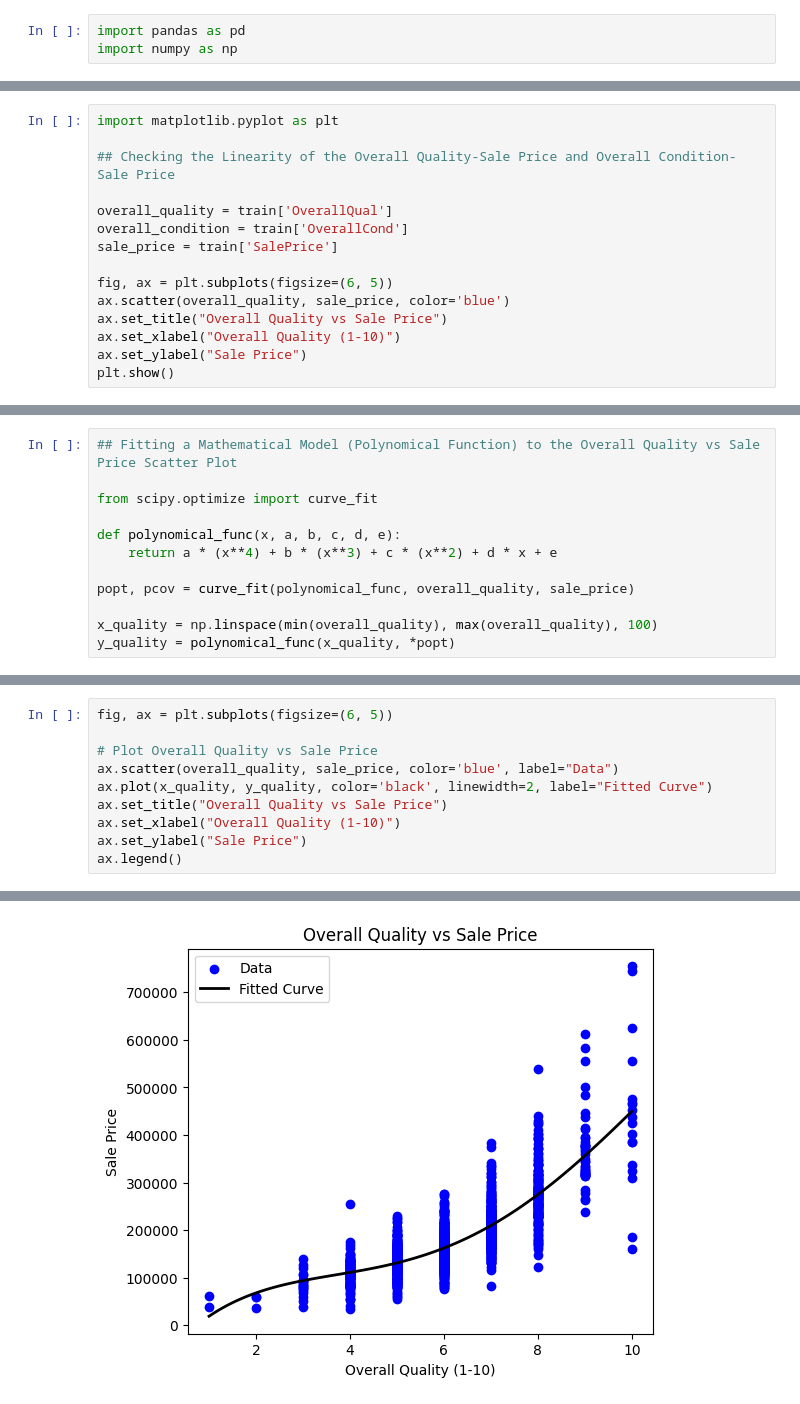
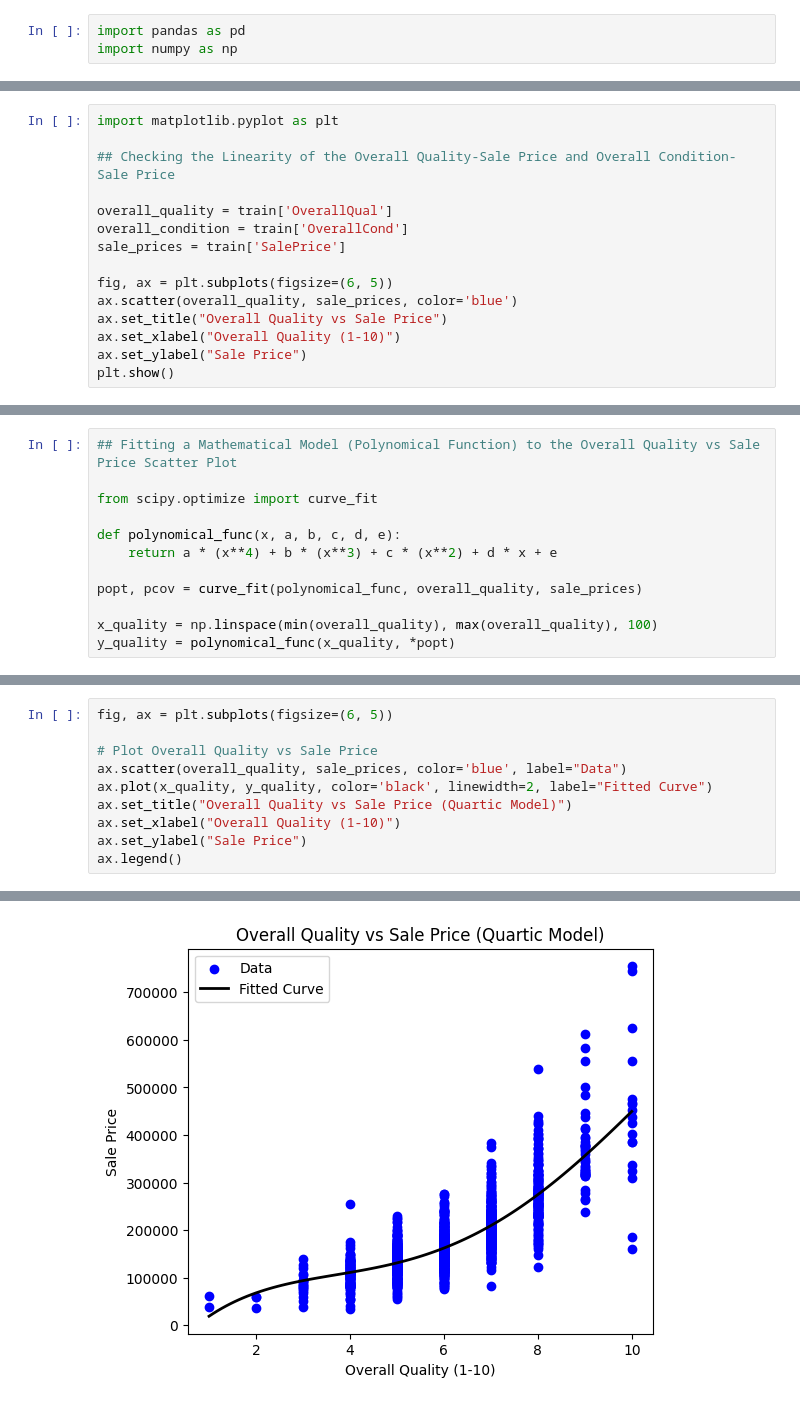
Before and after one commit to BerkayPolat-lab/house-price-prediction, a Jupyter notebook: house_pred.ipynb, the cells around one changed output, grey strips where cells are left out. Cells and saved outputs as stored; diff of their text form.

```diff
--- a/house_pred.ipynb
+++ b/house_pred.ipynb
@@ -50,10 +52,10 @@ import matplotlib.pyplot as plt
 
 overall_quality = train['OverallQual']
 overall_condition = train['OverallCond']
-sale_price = train['SalePrice']
+sale_prices = train['SalePrice']
 
 fig, ax = plt.subplots(figsize=(6, 5))
-ax.scatter(overall_quality, sale_price, color='blue')
+ax.scatter(overall_quality, sale_prices, color='blue')
 ax.set_title("Overall Quality vs Sale Price")
 ax.set_xlabel("Overall Quality (1-10)")
 ax.set_ylabel("Sale Price")
@@ -68,7 +71,7 @@ from scipy.optimize import curve_fit
 def polynomical_func(x, a, b, c, d, e):
     return a * (x**4) + b * (x**3) + c * (x**2) + d * x + e
 
-popt, pcov = curve_fit(polynomical_func, overall_quality, sale_price)
+popt, pcov = curve_fit(polynomical_func, overall_quality, sale_prices)
 
 x_quality = np.linspace(min(overall_quality), max(overall_quality), 100)
 y_quality = polynomical_func(x_quality, *popt)
@@ -75,13 +80,13 @@ y_quality = polynomical_func(x_quality, *popt)
 # %%
 fig, ax = plt.subplots(figsize=(6, 5))
 
 # Plot Overall Quality vs Sale Price
-ax.scatter(overall_quality, sale_price, color='blue', label="Data")
+ax.scatter(overall_quality, sale_prices, color='blue', label="Data")
 ax.plot(x_quality, y_quality, color='black', linewidth=2, label="Fitted Curve")
-ax.set_title("Overall Quality vs Sale Price")
+ax.set_title("Overall Quality vs Sale Price (Quartic Model)")
 ax.set_xlabel("Overall Quality (1-10)")
 ax.set_ylabel("Sale Price")
 ax.legend()
 # %% [output]
 <matplotlib.legend.Legend at 0x...>
-[figure, old version]
+[figure, new version]
```
Also changed, not shown: parts of 9 cells of this notebook.
